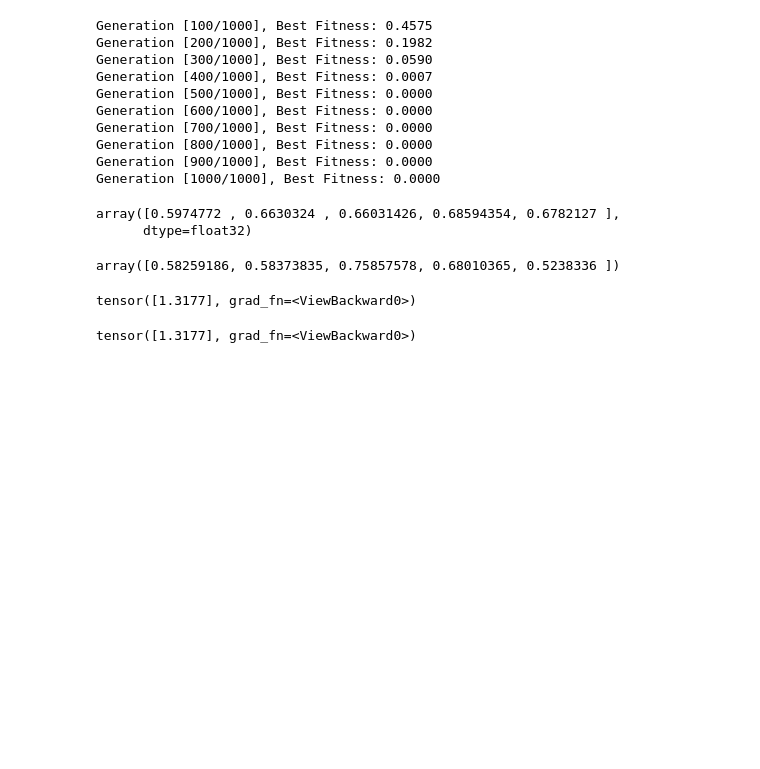
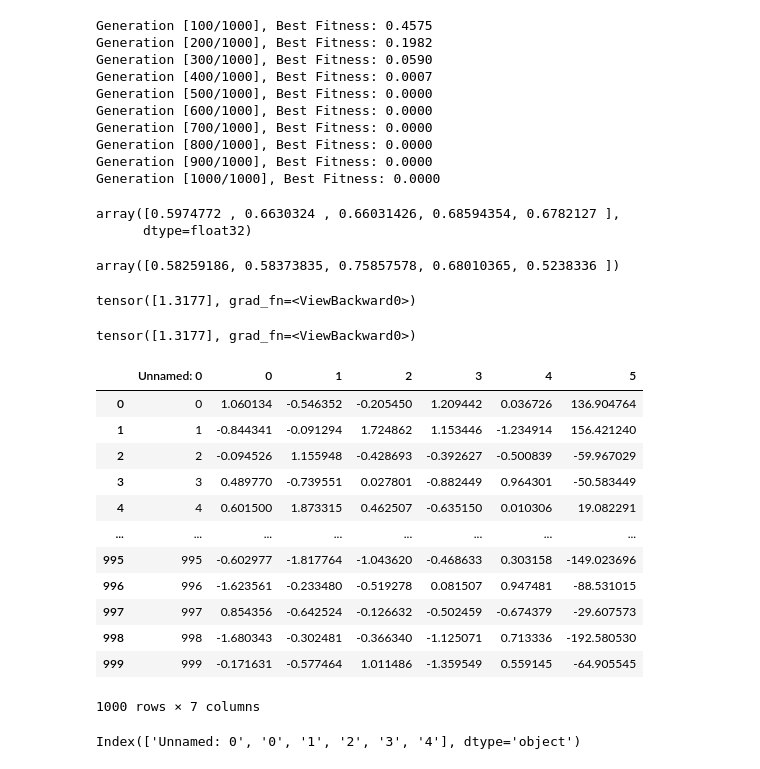
Before and after one commit to Surya-0/Lam-Research-exp, a Jupyter notebook: trial1.ipynb, the cells around one changed output. Drawn from its saved outputs; the diff is of its cells as text; code cells hidden in the pictures; blank space fills up the shorter version.

```diff
--- a/trial1.ipynb
+++ b/trial1.ipynb
@@ -299,3 +300,24 @@ tensor([1.3177], grad_fn=<ViewBackward0>)
 model(torch.tensor(adjusted_input_ga,dtype=torch.float32))
 # %% [output]
 tensor([1.3177], grad_fn=<ViewBackward0>)
+# %%
+df = pd.read_csv('Regression_dataset.csv')
+df
+# %% [output]
+|  | Unnamed: 0 | 0 | 1 | 2 | 3 | 4 | 5 |
+| 0 | 0 | 1.060134 | -0.546352 | -0.205450 | 1.209442 | 0.036726 | 136.904764 |
+| 1 | 1 | -0.844341 | -0.091294 | 1.724862 | 1.153446 | -1.234914 | 156.421240 |
+| 2 | 2 | -0.094526 | 1.155948 | -0.428693 | -0.392627 | -0.500839 | -59.967029 |
+| 3 | 3 | 0.489770 | -0.739551 | 0.027801 | -0.882449 | 0.964301 | -50.583449 |
+| 4 | 4 | 0.601500 | 1.873315 | 0.462507 | -0.635150 | 0.010306 | 19.082291 |
+| ... | ... | ... | ... | ... | ... | ... | ... |
+| 995 | 995 | -0.602977 | -1.817764 | -1.043620 | -0.468633 | 0.303158 | -149.023696 |
+| 996 | 996 | -1.623561 | -0.233480 | -0.519278 | 0.081507 | 0.947481 | -88.531015 |
+| 997 | 997 | 0.854356 | -0.642524 | -0.126632 | -0.502459 | -0.674379 | -29.607573 |
+| 998 | 998 | -1.680343 | -0.302481 | -0.366340 | -1.125071 | 0.713336 | -192.580530 |
+| 999 | 999 | -0.171631 | -0.577464 | 1.011486 | -1.359549 | 0.559145 | -64.905545 |
+1000 rows × 7 columns
+# %%
+df.columns[:-1]
+# %% [output]
+Index(['Unnamed: 0', '0', '1', '2', '3', '4'], dtype='object')
```
Also changed, not shown: parts of 1 cell of this notebook, 3 other files.
